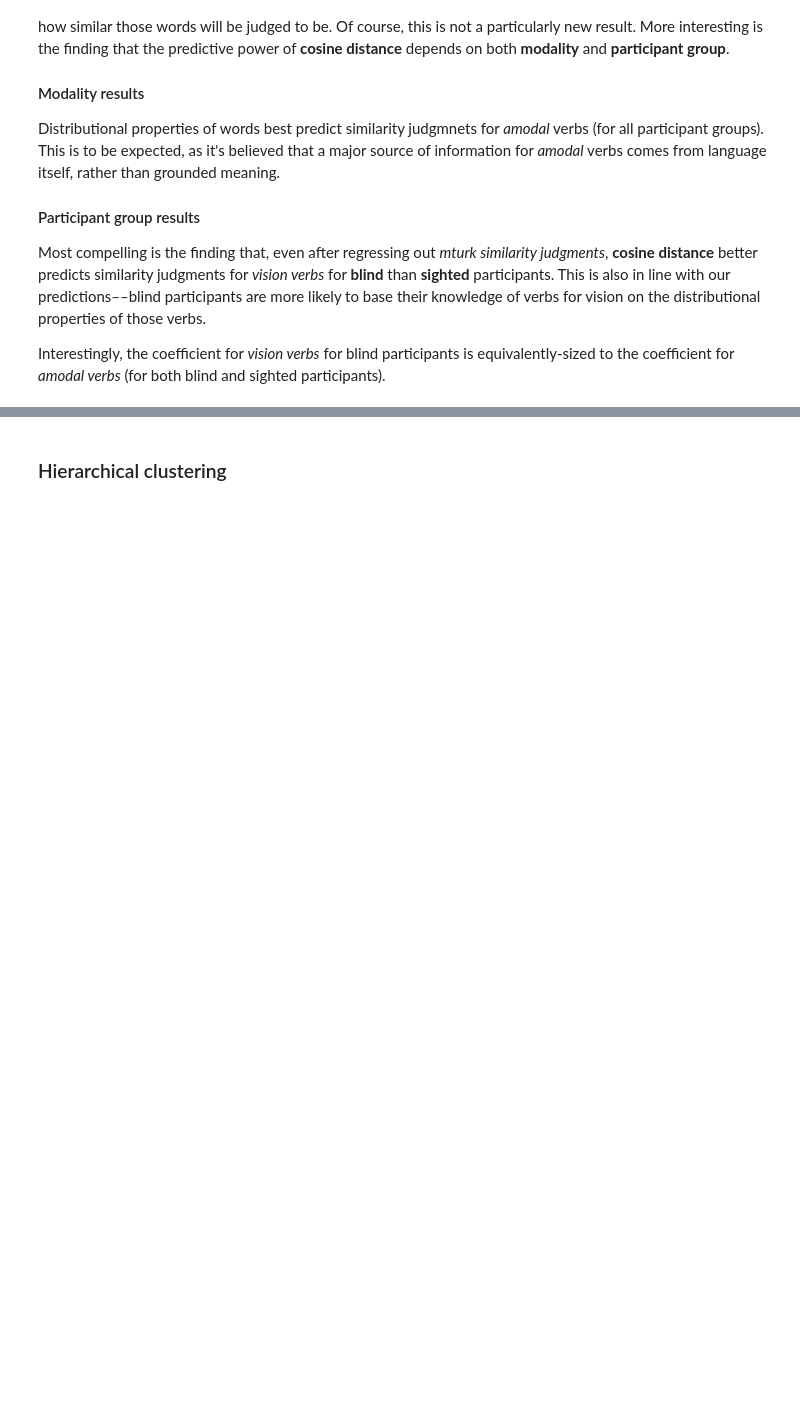
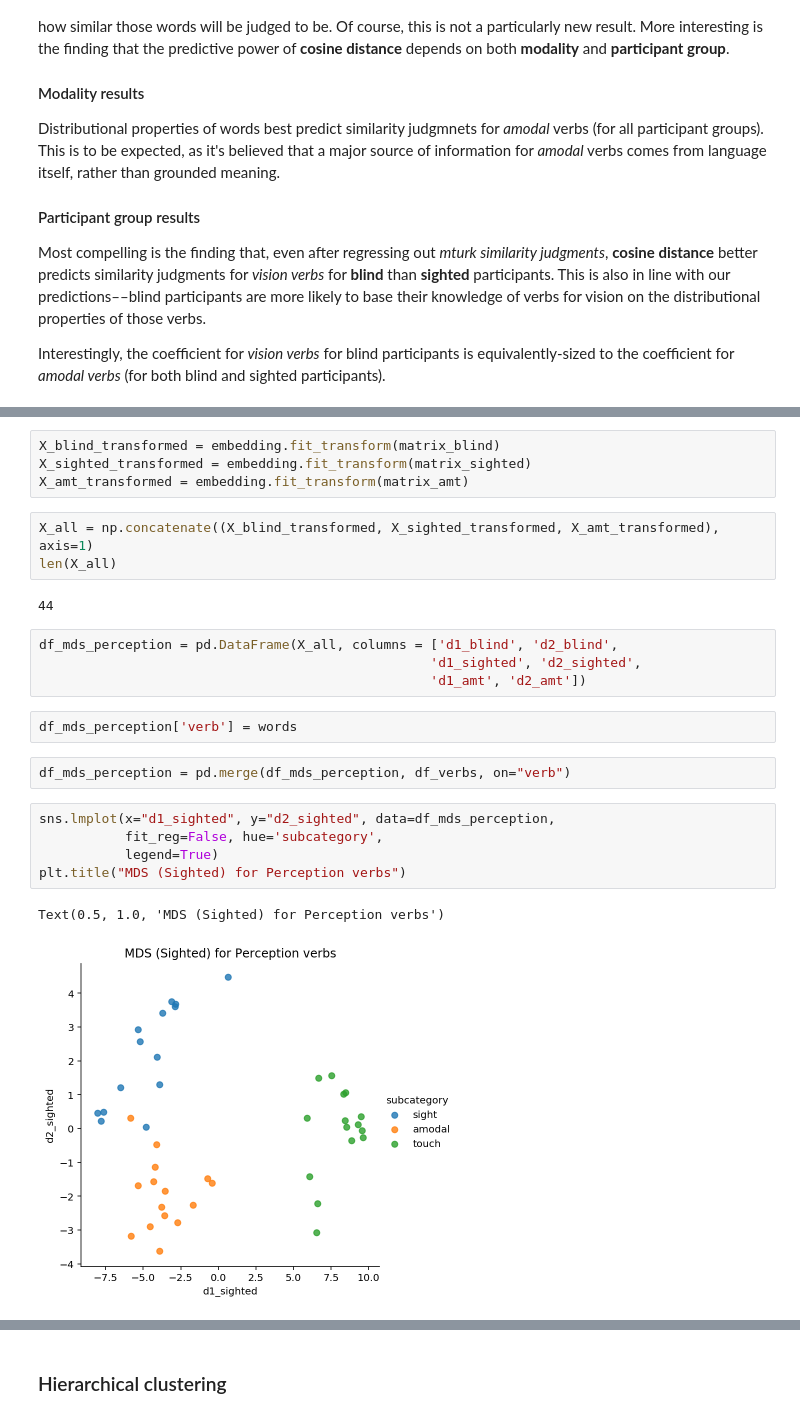
Before and after one commit to seantrott/abstract_concrete, a Jupyter notebook: comparing_to_humans.ipynb, the cells around one changed output, grey strips where cells are left out. Cells and saved outputs as stored; diff of their text form; blank space fills up the shorter version.

```diff
--- a/comparing_to_humans.ipynb
+++ b/comparing_to_humans.ipynb
@@ -226,0 +316,25 @@ Interestingly, the coefficient for *vision verbs* for blind participants is equi
+# %%
+X_blind_transformed = embedding.fit_transform(matrix_blind)
+X_sighted_transformed = embedding.fit_transform(matrix_sighted)
+X_amt_transformed = embedding.fit_transform(matrix_amt)
+# %%
+X_all = np.concatenate((X_blind_transformed, X_sighted_transformed, X_amt_transformed), axis=1)
+len(X_all)
+# %% [output]
+44
+# %%
+df_mds_perception = pd.DataFrame(X_all, columns = ['d1_blind', 'd2_blind',
+                                                  'd1_sighted', 'd2_sighted',
+                                                  'd1_amt', 'd2_amt'])
+# %%
+df_mds_perception['verb'] = words
+# %%
+df_mds_perception = pd.merge(df_mds_perception, df_verbs, on="verb")
+# %%
+sns.lmplot(x="d1_sighted", y="d2_sighted", data=df_mds_perception,
+           fit_reg=False, hue='subcategory',
+           legend=True)
+plt.title("MDS (Sighted) for Perception verbs")
+# %% [output]
+Text(0.5, 1.0, 'MDS (Sighted) for Perception verbs')
+[figure, added]
```
Also changed, not shown: parts of 106 cells of this notebook, 2 other files.
